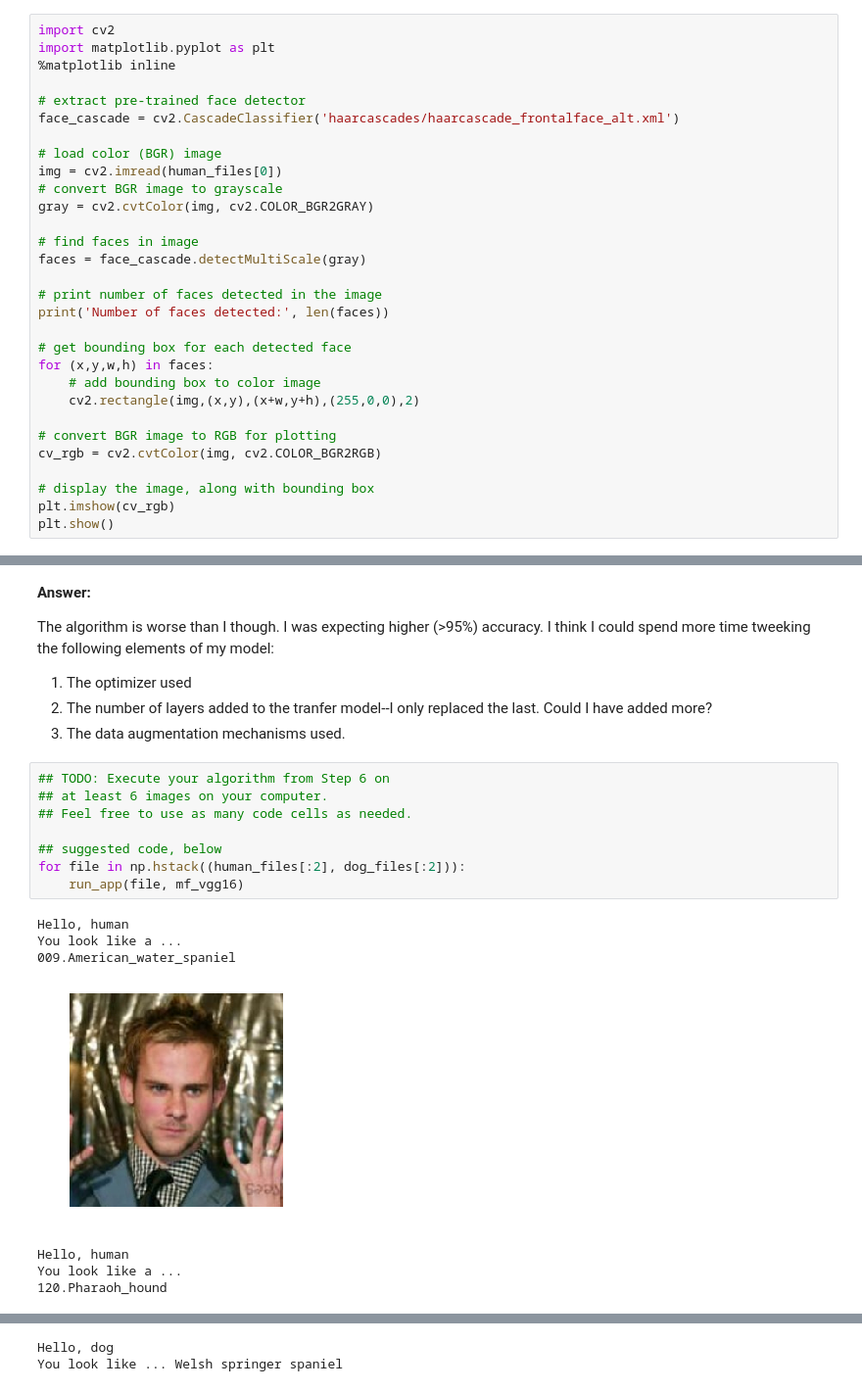
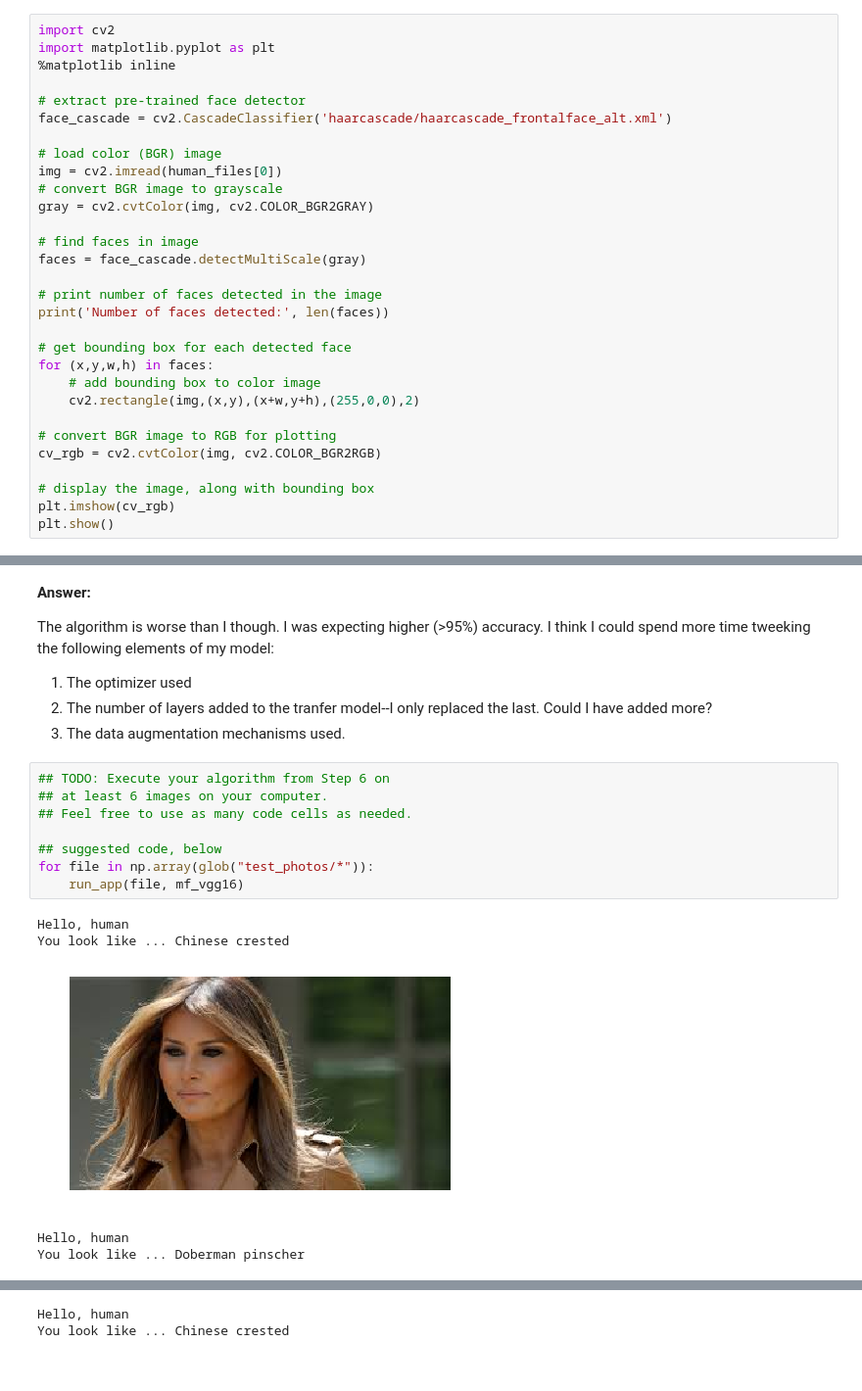
Before and after one commit to cajias2/project-dog-classification, a Jupyter notebook: dog_app.ipynb, the cells around one changed output, grey strips where cells are left out. Shown at 98% size. Cells and saved outputs as stored; diff of their text form.

```diff
--- a/dog_app.ipynb
+++ b/dog_app.ipynb
@@ -77,7 +77,7 @@ import matplotlib.pyplot as plt
 %matplotlib inline
 
 # extract pre-trained face detector
-face_cascade = cv2.CascadeClassifier('haarcascades/haarcascade_frontalface_alt.xml')
+face_cascade = cv2.CascadeClassifier('haarcascade/haarcascade_frontalface_alt.xml')
 
 # load color (BGR) image
 img = cv2.imread(human_files[0])
@@ -839,16 +826,14 @@ The algorithm is worse than I though. I was expecting higher (>95%) accuracy. I
 # %%
 ## TODO: Execute your algorithm from Step 6 on
 ## at least 6 images on your computer.
 ## Feel free to use as many code cells as needed.
 
 ## suggested code, below
-for file in np.hstack((human_files[:2], dog_files[:2])):
+for file in np.array(glob("test_photos/*")):
     run_app(file, mf_vgg16)
 # %% [output]
 Hello, human
-You look like a ...
-009.American_water_spaniel
+You look like ... Chinese crested
-[figure, old version]
+[figure, new version]
 Hello, human
-You look like a ...
-120.Pharaoh_hound
+You look like ... Doberman pinscher
@@ -856,2 +841,2 @@ You look like a ...
-Hello, dog
-You look like ... Welsh springer spaniel
+Hello, human
+You look like ... Chinese crested
```
Also changed, not shown: parts of 7 cells of this notebook, 1 other file.
